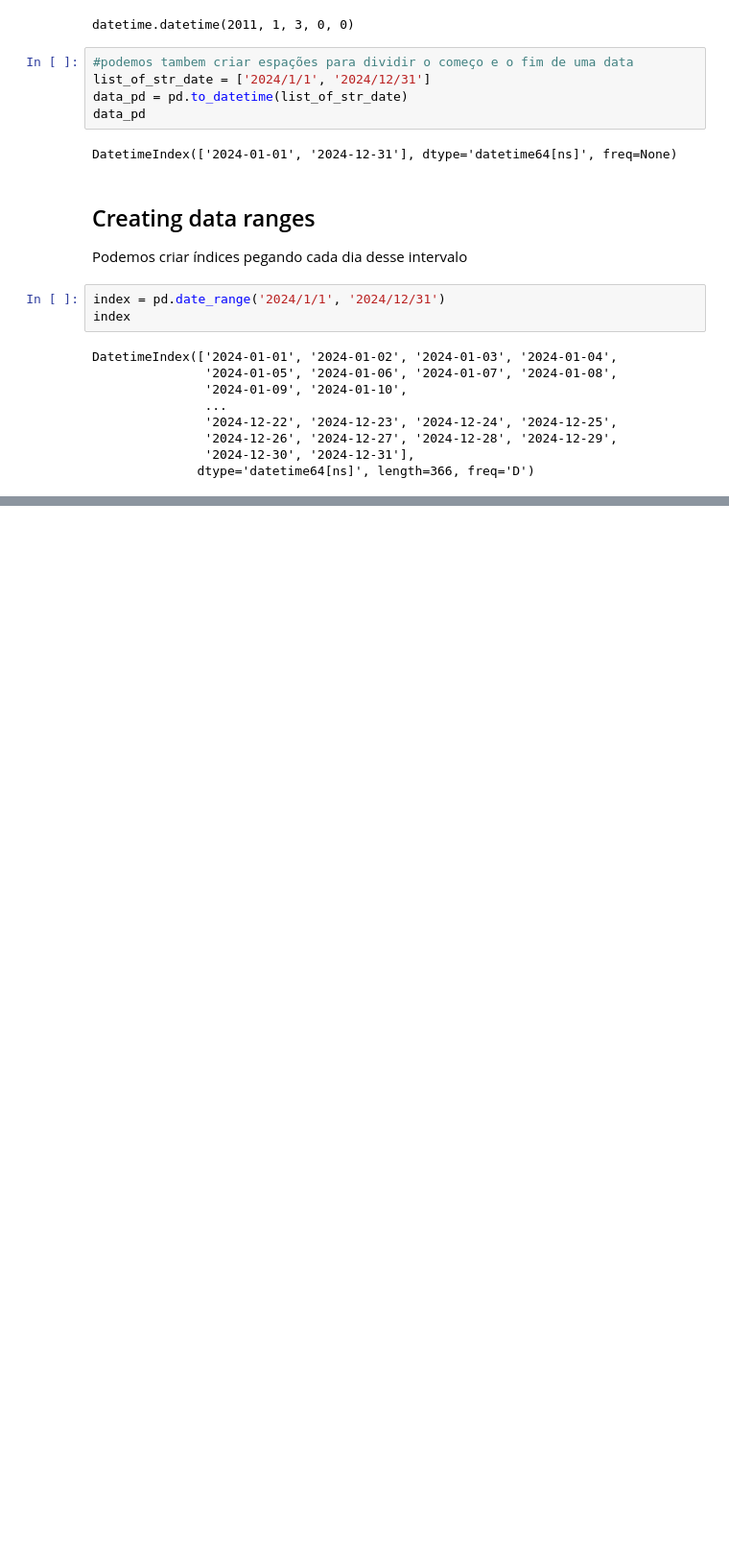
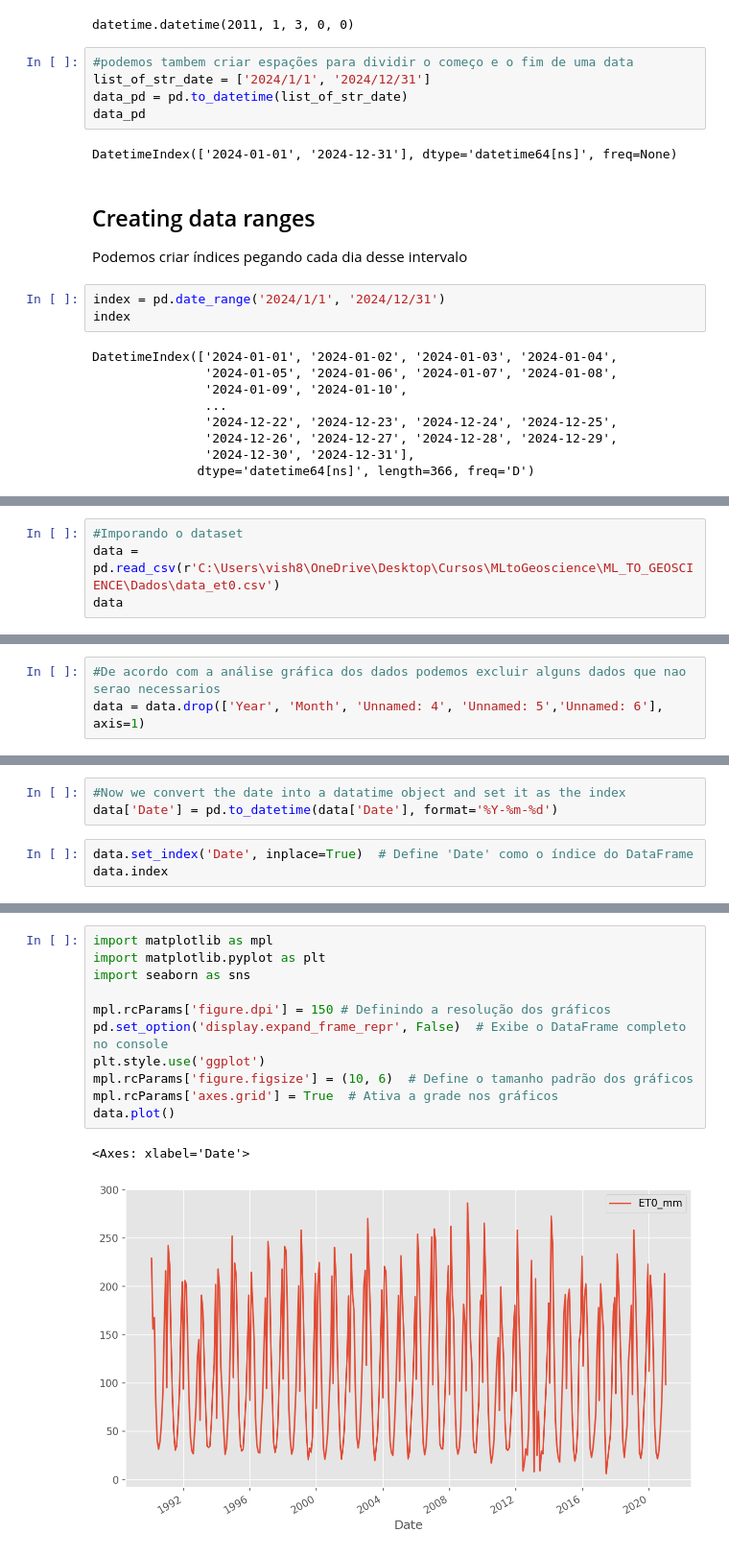
Before and after one commit to alvarosamp/ML_TO_GEOSCIENCE, a Jupyter notebook: Codigos/Notebook.ipynb, the cells around one changed output, grey strips where cells are left out. Shown: that part at 96% size. Drawn from its saved outputs; the diff is of its cells as text; blank space fills up the shorter version.

```diff
--- a/Codigos/Notebook.ipynb
+++ b/Codigos/Notebook.ipynb
@@ -84,0 +91,4 @@ DatetimeIndex(['2024-01-01', '2024-01-02', '2024-01-03', '2024-01-04',
+# %%
+#Imporando o dataset
+data = pd.read_csv(r'C:\Users\vish8\OneDrive\Desktop\Cursos\MLtoGeoscience\ML_TO_GEOSCIENCE\Dados\data_et0.csv')
+data
@@ -84,0 +109,3 @@ DatetimeIndex(['2024-01-01', '2024-01-02', '2024-01-03', '2024-01-04',
+# %%
+#De acordo com a análise gráfica dos dados podemos excluir alguns dados que nao serao necessarios
+data = data.drop(['Year', 'Month', 'Unnamed: 4', 'Unnamed: 5','Unnamed: 6'], axis=1)
@@ -84,0 +140,6 @@ DatetimeIndex(['2024-01-01', '2024-01-02', '2024-01-03', '2024-01-04',
+# %%
+#Now we convert the date into a datatime object and set it as the index
+data['Date'] = pd.to_datetime(data['Date'], format='%Y-%m-%d')
+# %%
+data.set_index('Date', inplace=True)  # Define 'Date' como o índice do DataFrame
+data.index
@@ -84,0 +335,14 @@ DatetimeIndex(['2024-01-01', '2024-01-02', '2024-01-03', '2024-01-04',
+# %%
+import matplotlib as mpl
+import matplotlib.pyplot as plt
+import seaborn as sns
+
+mpl.rcParams['figure.dpi'] = 150 # Definindo a resolução dos gráficos
+pd.set_option('display.expand_frame_repr', False)  # Exibe o DataFrame completo no console
+plt.style.use('ggplot')
+mpl.rcParams['figure.figsize'] = (10, 6)  # Define o tamanho padrão dos gráficos
+mpl.rcParams['axes.grid'] = True  # Ativa a grade nos gráficos
+data.plot()
+# %% [output]
+<Axes: xlabel='Date'>
+[figure, added]
```
Also changed, not shown: parts of 29 cells of this notebook, 1 other file.
